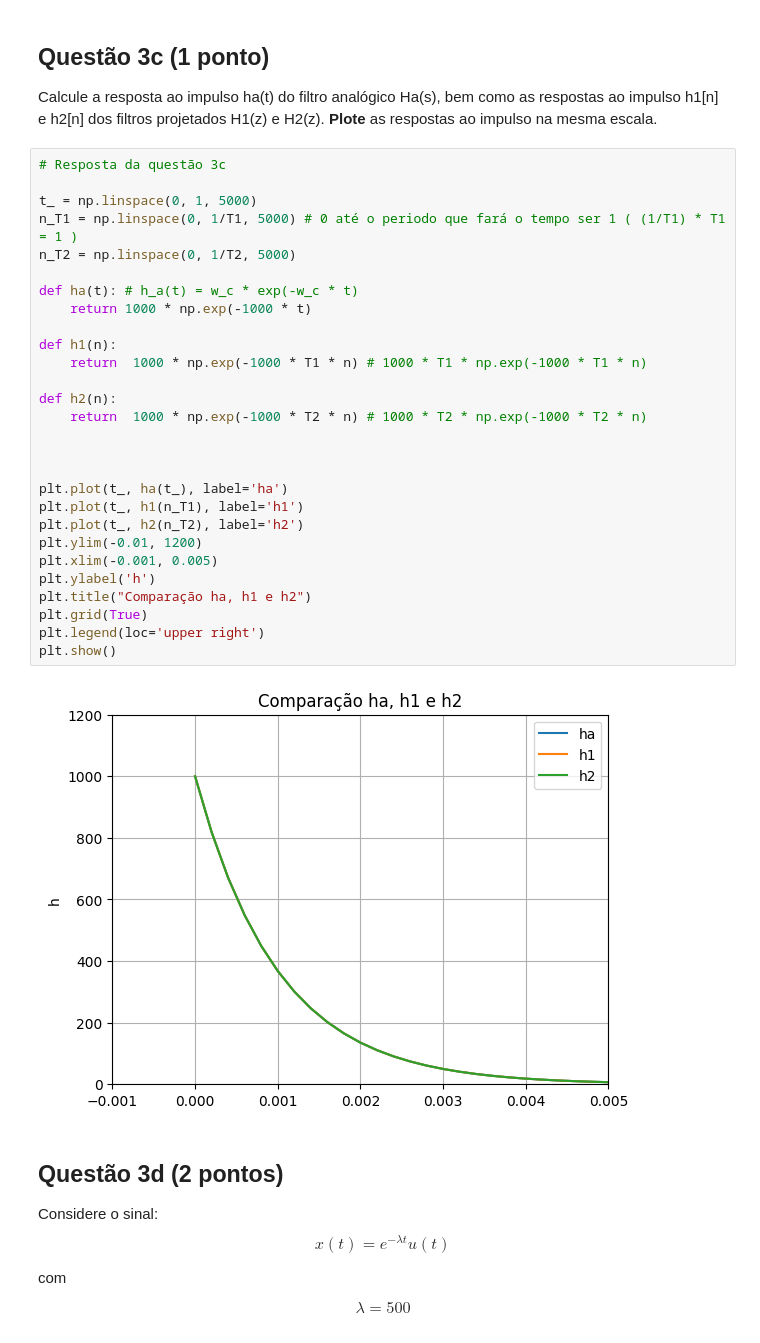
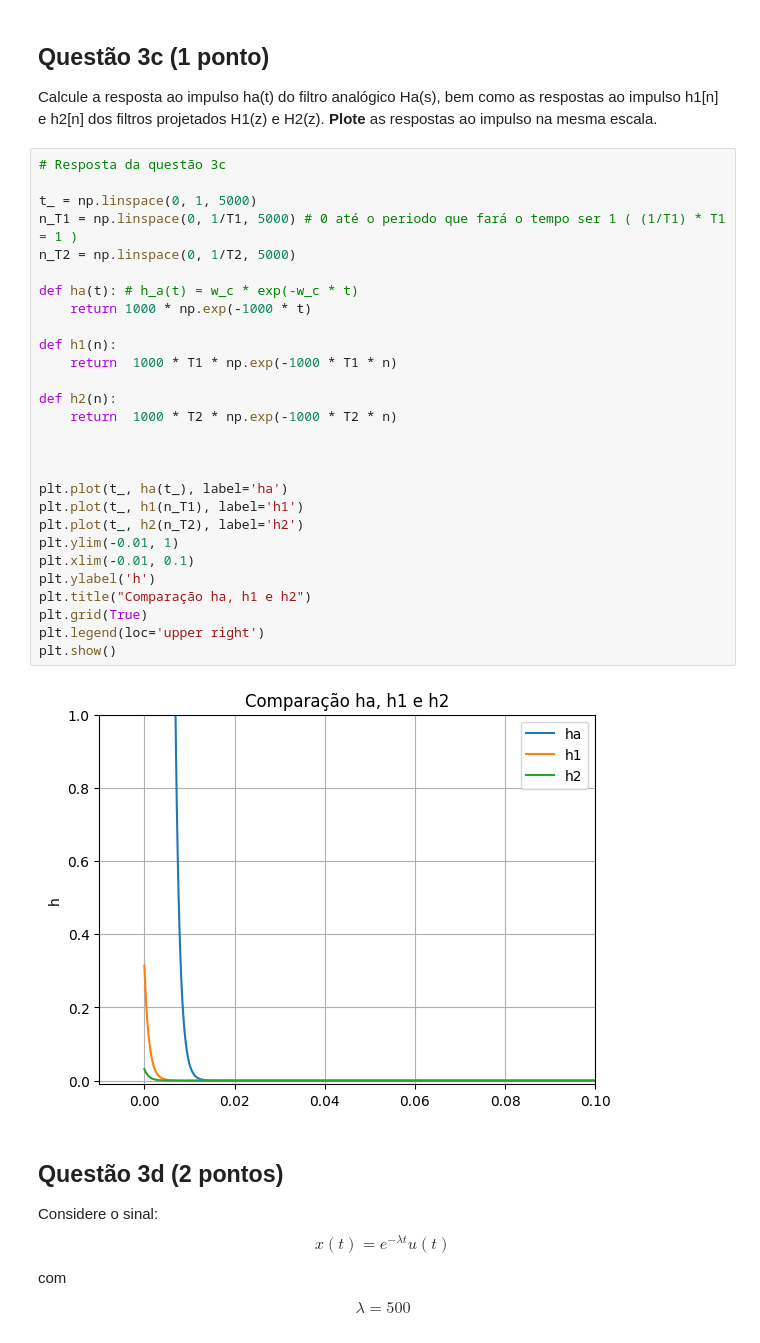
Before and after one commit to geraldotnf/sstd, a Jupyter notebook: Projeto 2/projeto2.ipynb, the cells around one changed output. Cells and saved outputs as stored; diff of their text form.

Commit message:
proj2 fix plots

```diff
--- a/Projeto 2/projeto2.ipynb
+++ b/Projeto 2/projeto2.ipynb
@@ -336,33 +336,33 @@ Calcule a resposta ao impulso ha(t) do filtro analógico Ha(s), bem como as resp
 # %%
 # Resposta da questão 3c
 
 t_ = np.linspace(0, 1, 5000)
 n_T1 = np.linspace(0, 1/T1, 5000) # 0 até o periodo que fará o tempo ser 1 ( (1/T1) * T1 = 1 )
 n_T2 = np.linspace(0, 1/T2, 5000)
 
 def ha(t): # h_a(t) = w_c * exp(-w_c * t)
     return 1000 * np.exp(-1000 * t)
 
 def h1(n):
-    return  1000 * np.exp(-1000 * T1 * n) # 1000 * T1 * np.exp(-1000 * T1 * n)
+    return  1000 * T1 * np.exp(-1000 * T1 * n)
 
 def h2(n):
-    return  1000 * np.exp(-1000 * T2 * n) # 1000 * T2 * np.exp(-1000 * T2 * n)
+    return  1000 * T2 * np.exp(-1000 * T2 * n)
 
 
 
 plt.plot(t_, ha(t_), label='ha')
 plt.plot(t_, h1(n_T1), label='h1')
 plt.plot(t_, h2(n_T2), label='h2')
-plt.ylim(-0.01, 1200)
-plt.xlim(-0.001, 0.005)
+plt.ylim(-0.01, 1)
+plt.xlim(-0.01, 0.1)
 plt.ylabel('h')
 plt.title("Comparação ha, h1 e h2")
 plt.grid(True)
 plt.legend(loc='upper right')
 plt.show()
 # %% [output]
-[figure, old version]
+[figure, new version]
 # %% [markdown]
 ## Questão 3d (2 pontos)
 
```
Also changed, not shown: parts of 1 cell of this notebook.
